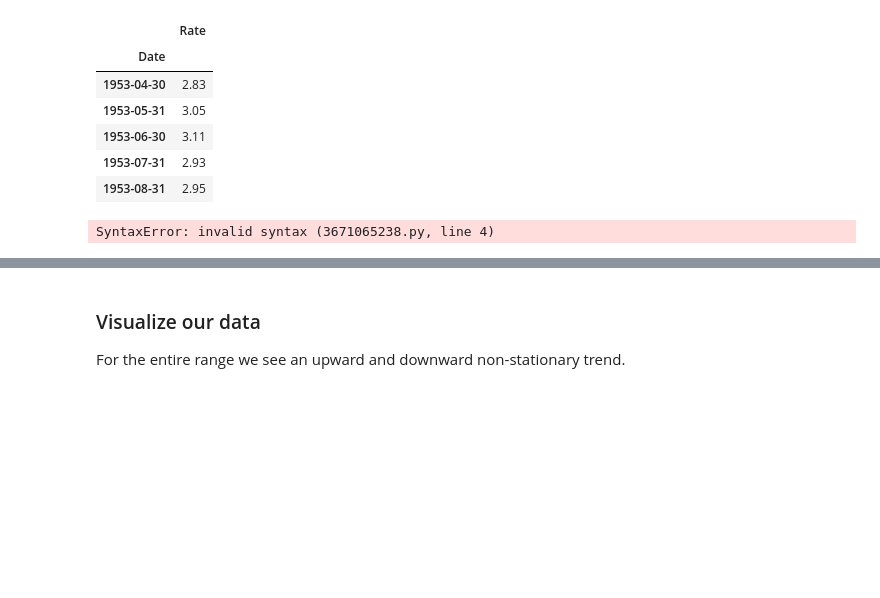
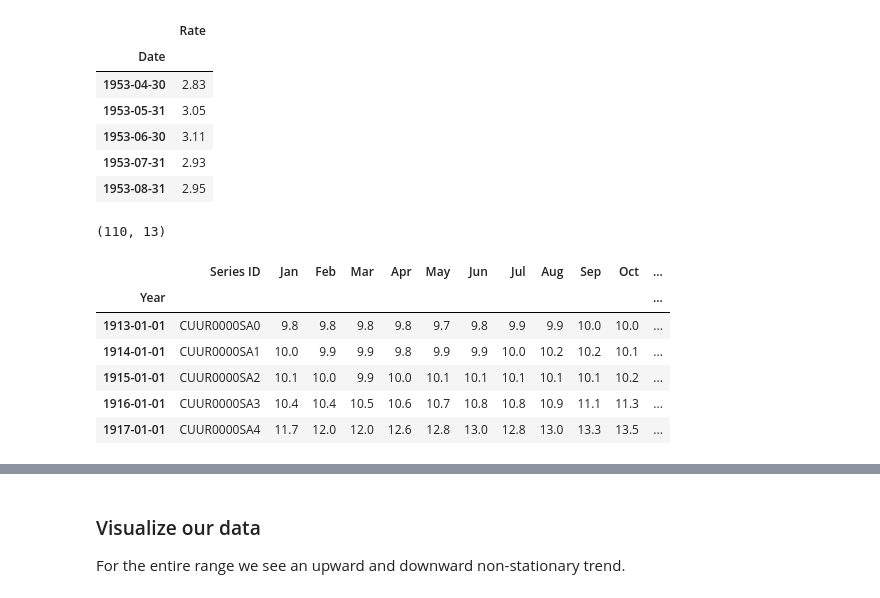
Before and after one commit to techthumb1/time_series_analysis, a Jupyter notebook: notebooks/state-space-us-bond-Copy1.ipynb, the cells around one changed output, grey strips where cells are left out. Saved outputs shown, nothing was run; the diff lists cells and outputs as text; code cells hidden in the pictures; blank space fills up the shorter version.

```diff
--- a/notebooks/state-space-us-bond-Copy1.ipynb
+++ b/notebooks/state-space-us-bond-Copy1.ipynb
@@ -88,9 +88,16 @@ month.head()
 | 1953-08-31 | 2.95 |
 # %%
 # read in cpi data\
-months = pd.read_csv('/Users/jasonrobinson/Documents/Projects/bls_project/data_2/SeriesReport-cpi-urbwage-notadj.48.csv', parse_dates=['Year'], index_col='Year',
-                    pd.drop(['HALF1', 'HALF2'])
+months = pd.read_csv('/Users/jasonrobinson/Documents/Projects/bls_project/data/cpi_avg_price_data.csv', parse_dates=['Year'], index_col='Year')
+
 print(months.shape)
 months.head()
 # %% [output]
-SyntaxError: invalid syntax (3671065238.py, line 4)
+(110, 13)
+|  | Series ID | Jan | Feb | Mar | Apr | May | Jun | Jul | Aug | Sep | Oct | ... |
+| Year |  |  |  |  |  |  |  |  |  |  |  | ... |
+| 1913-01-01 | CUUR0000SA0 | 9.8 | 9.8 | 9.8 | 9.8 | 9.7 | 9.8 | 9.9 | 9.9 | 10.0 | 10.0 | ... |
+| 1914-01-01 | CUUR0000SA1 | 10.0 | 9.9 | 9.9 | 9.8 | 9.9 | 9.9 | 10.0 | 10.2 | 10.2 | 10.1 | ... |
+| 1915-01-01 | CUUR0000SA2 | 10.1 | 10.0 | 9.9 | 10.0 | 10.1 | 10.1 | 10.1 | 10.1 | 10.1 | 10.2 | ... |
+| 1916-01-01 | CUUR0000SA3 | 10.4 | 10.4 | 10.5 | 10.6 | 10.7 | 10.8 | 10.8 | 10.9 | 11.1 | 11.3 | ... |
+| 1917-01-01 | CUUR0000SA4 | 11.7 | 12.0 | 12.0 | 12.6 | 12.8 | 13.0 | 12.8 | 13.0 | 13.3 | 13.5 | ... |
```
Also changed, not shown: parts of 6 cells of this notebook, 4 other files.
